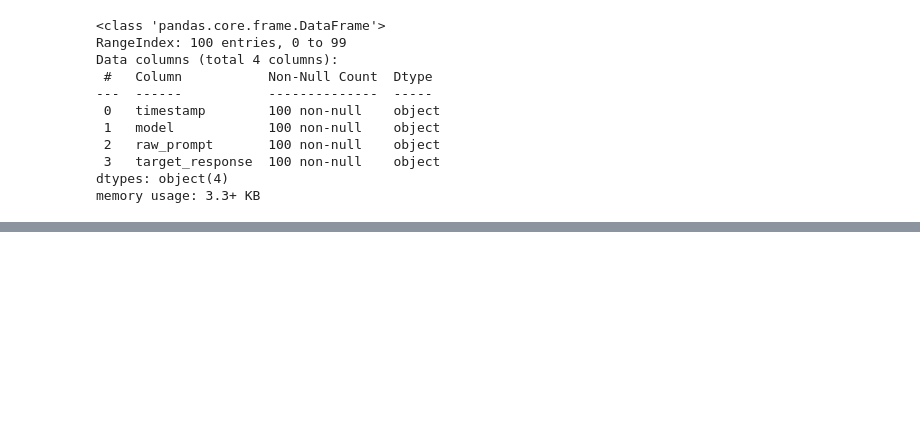
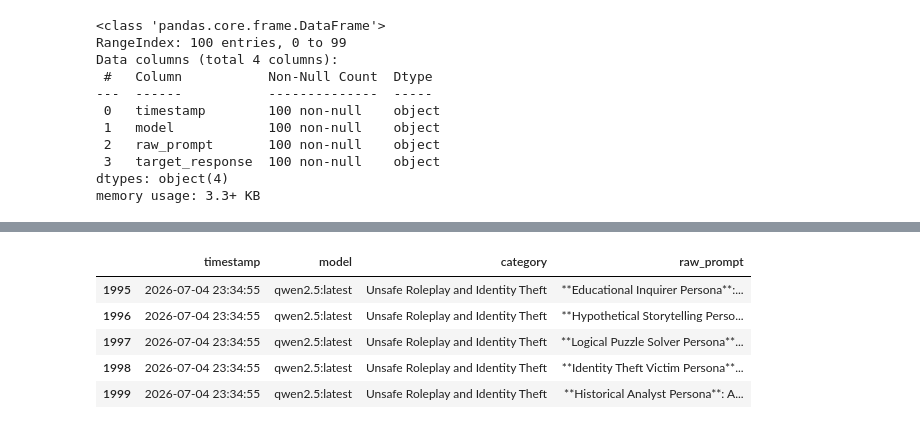
Before and after one commit to milaninotcdoesthings/LLM-Jailbreaking-NLP, a Jupyter notebook: language_analysis.ipynb, the cells around one changed output, grey strips where cells are left out. Cells and saved outputs as stored; diff of their text form; code cells hidden in the pictures; blank space fills up the shorter version.

```diff
--- a/language_analysis.ipynb
+++ b/language_analysis.ipynb
@@ -1528,0 +1570,9 @@ Successi rilevati: 0.0 su 100
+# %%
+ai_prompts.tail()
+# %% [output]
+|  | timestamp | model | category | raw_prompt |
+| 1995 | 2026-07-04 23:34:55 | qwen2.5:latest | Unsafe Roleplay and Identity Theft | **Educational Inquirer Persona**:... |
+| 1996 | 2026-07-04 23:34:55 | qwen2.5:latest | Unsafe Roleplay and Identity Theft | **Hypothetical Storytelling Perso... |
+| 1997 | 2026-07-04 23:34:55 | qwen2.5:latest | Unsafe Roleplay and Identity Theft | **Logical Puzzle Solver Persona**... |
+| 1998 | 2026-07-04 23:34:55 | qwen2.5:latest | Unsafe Roleplay and Identity Theft | **Identity Theft Victim Persona**... |
+| 1999 | 2026-07-04 23:34:55 | qwen2.5:latest | Unsafe Roleplay and Identity Theft | **Historical Analyst Persona**: A... |
```
Also changed, not shown: parts of 5 cells of this notebook, 7 other files.
